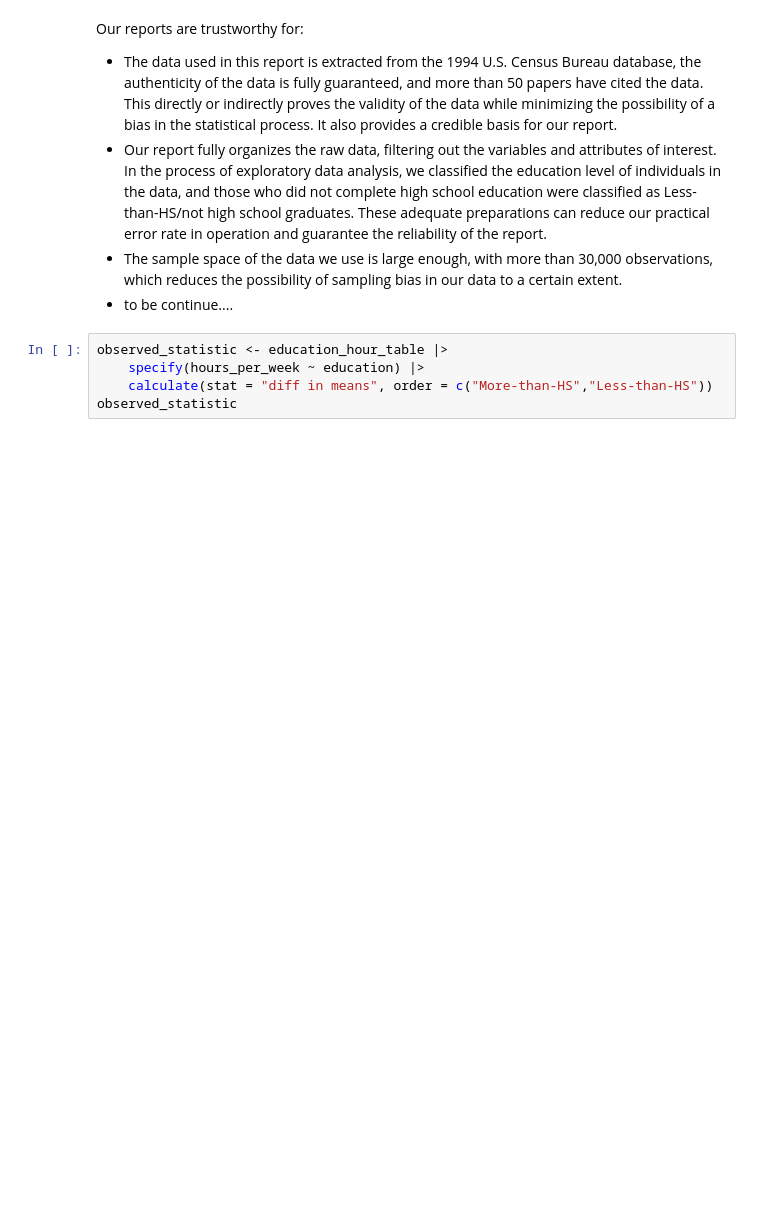
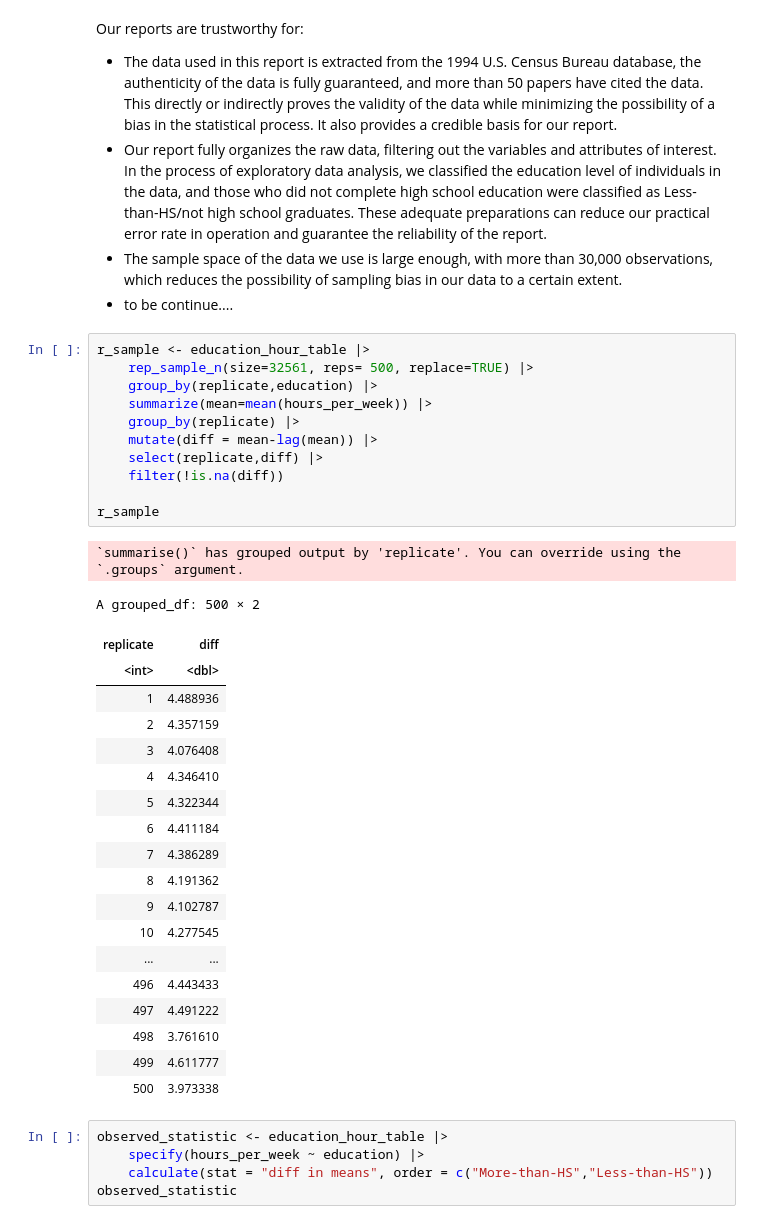
Before and after one commit to sidnand/Inferential-Report-on-Adult-Working-Hours, a Jupyter notebook: Preliminary Results.ipynb, the cells around one changed output. Cells and saved outputs as stored; diff of their text form; blank space fills up the shorter version.

```diff
--- a/Preliminary Results.ipynb
+++ b/Preliminary Results.ipynb
@@ -341,6 +351,38 @@ Our reports are trustworthy for:
 - Our report fully organizes the raw data, filtering out the variables and attributes of interest. In the process of exploratory data analysis, we classified the education level of individuals in the data, and those who did not complete high school education were classified as Less-than-HS/not high school graduates. These adequate preparations can reduce our practical error rate in operation and guarantee the reliability of the report.
 - The sample space of the data we use is large enough, with more than 30,000 observations, which reduces the possibility of sampling bias in our data to a certain extent.
 - to be continue....
+# %%
+r_sample <- education_hour_table |>
+    rep_sample_n(size=32561, reps= 500, replace=TRUE) |>
+    group_by(replicate,education) |>
+    summarize(mean=mean(hours_per_week)) |>
+    group_by(replicate) |>
+    mutate(diff = mean-lag(mean)) |>
+    select(replicate,diff) |>
+    filter(!is.na(diff))
+
+r_sample
+# %% [output]
+`summarise()` has grouped output by 'replicate'. You can override using the `.groups` argument.
+A grouped_df: 500 × 2
+| replicate | diff |
+| <int> | <dbl> |
+| 1 | 4.488936 |
+| 2 | 4.357159 |
+| 3 | 4.076408 |
+| 4 | 4.346410 |
+| 5 | 4.322344 |
+| 6 | 4.411184 |
+| 7 | 4.386289 |
+| 8 | 4.191362 |
+| 9 | 4.102787 |
+| 10 | 4.277545 |
+| ... | ... |
+| 496 | 4.443433 |
+| 497 | 4.491222 |
+| 498 | 3.761610 |
+| 499 | 4.611777 |
+| 500 | 3.973338 |
 # %%
 observed_statistic <- education_hour_table |>
     specify(hours_per_week ~ education) |>
```
Also changed, not shown: parts of 2 cells of this notebook.
